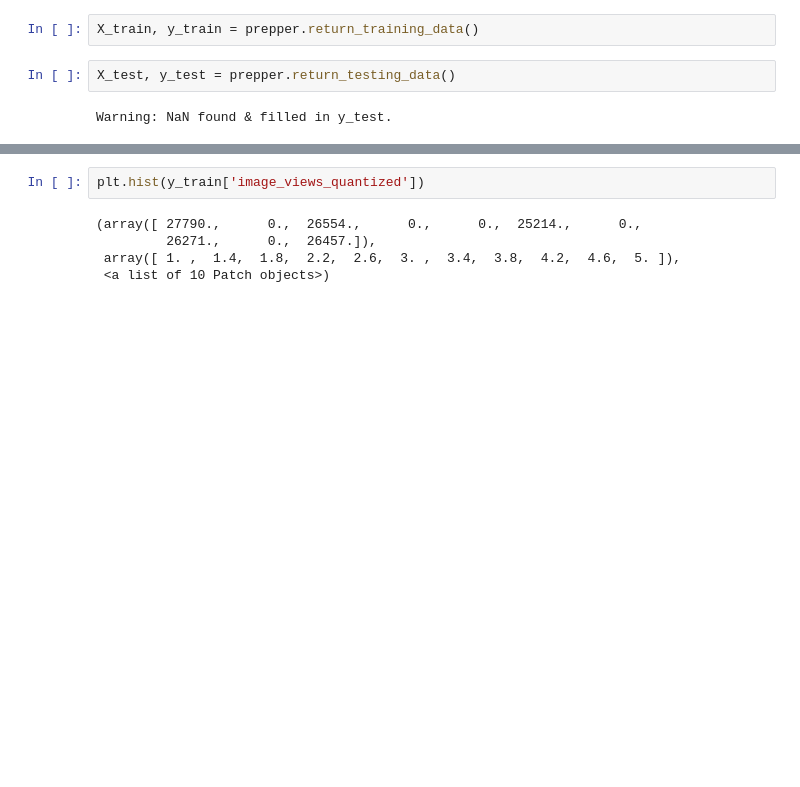
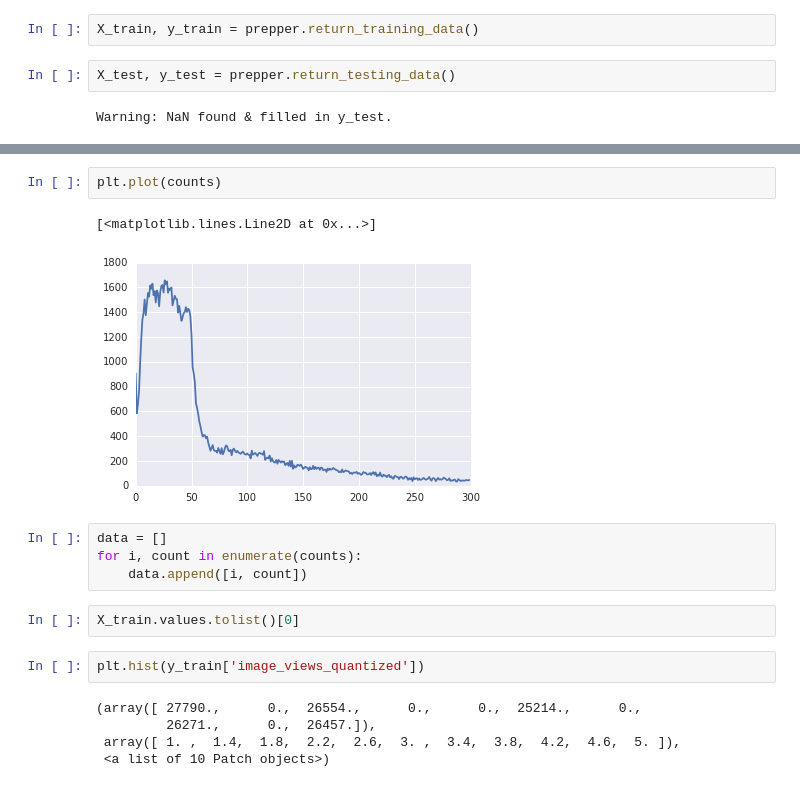
Before and after one commit to MPMakris/Photo_Pro, a Jupyter notebook: notebooks/Web_App Visuals.ipynb, the cells around one changed output, grey strips where cells are left out. Drawn from its saved outputs; the diff is of its cells as text; blank space fills up the shorter version.

```diff
--- a/notebooks/Web_App Visuals.ipynb
+++ b/notebooks/Web_App Visuals.ipynb
@@ -50,3 +90,14 @@ plt.savefig('image_views_hist.png')
+# %%
+plt.plot(counts)
+# %% [output]
+[<matplotlib.lines.Line2D at 0x...>]
+[figure, added]
+# %%
+data = []
+for i, count in enumerate(counts):
+    data.append([i, count])
+# %%
+X_train.values.tolist()[0]
 # %%
 plt.hist(y_train['image_views_quantized'])
 # %% [output]
```
Also changed, not shown: parts of 12 cells of this notebook, 16 other files.
